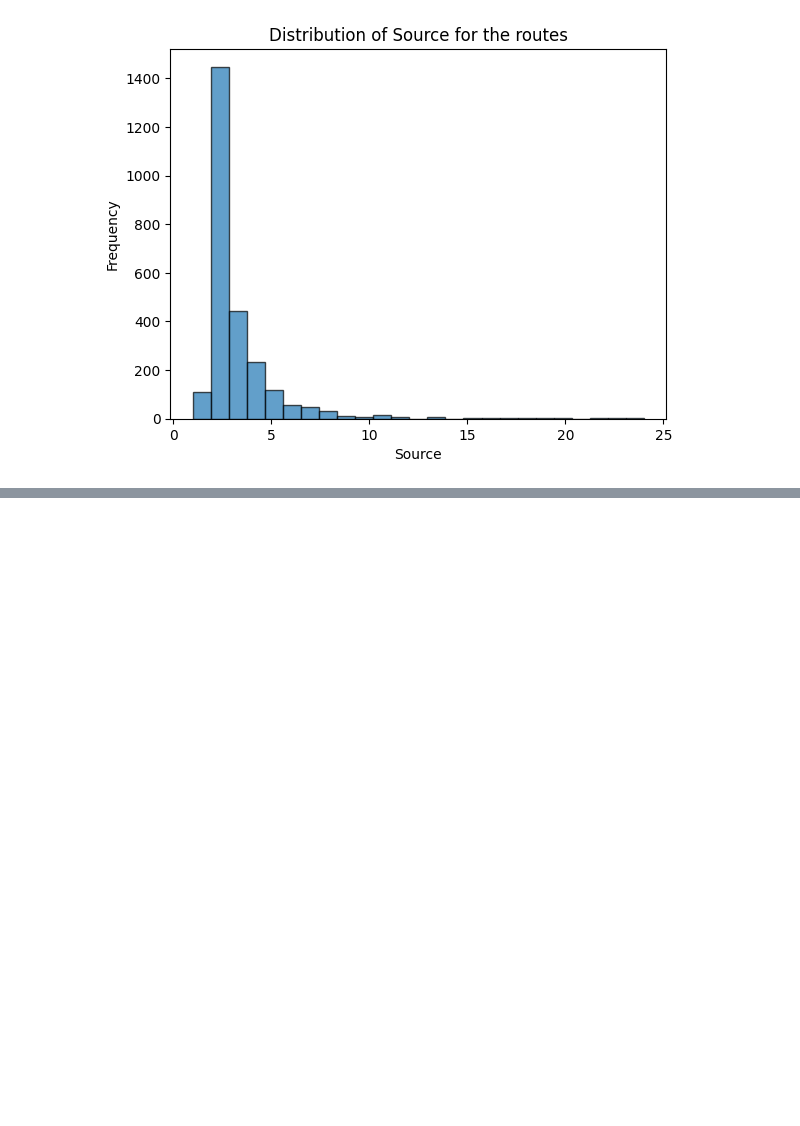
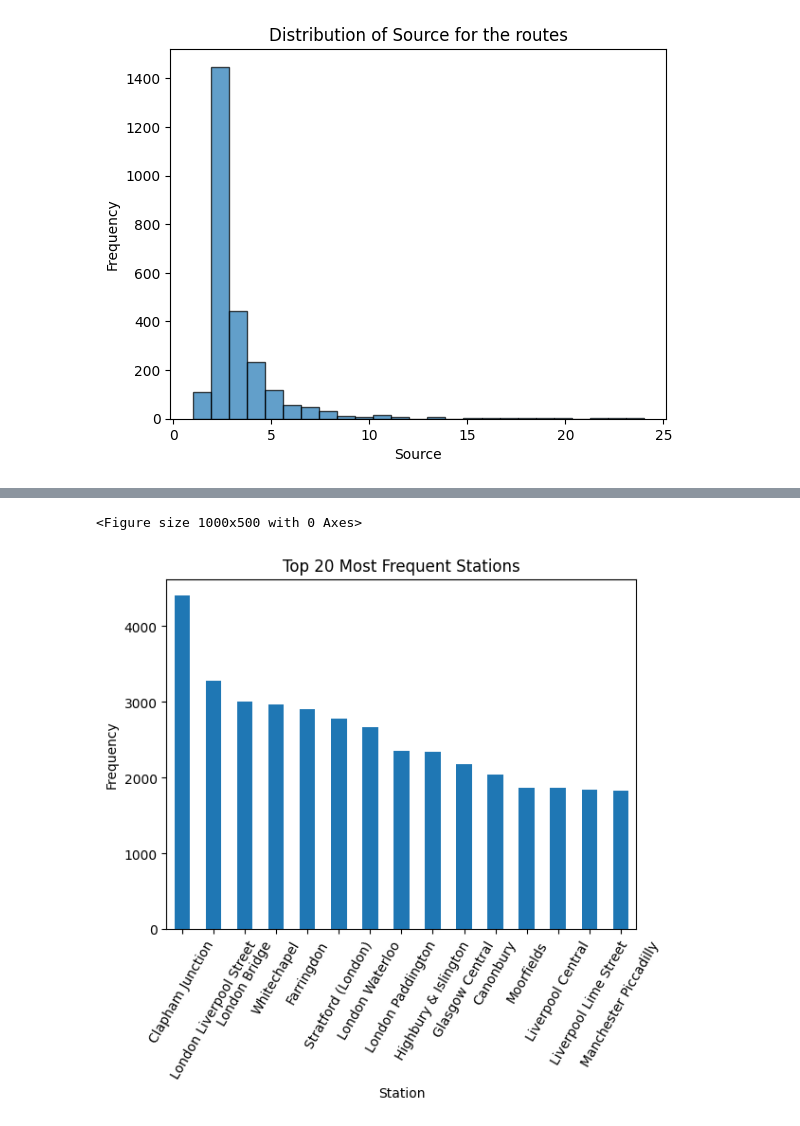
Before and after one commit to ItsVasconcellos/final-year-project, a Jupyter notebook: statiscal_analysis.ipynb, the cells around one changed output, grey strips where cells are left out. Saved outputs shown, nothing was run; the diff lists cells and outputs as text; code cells hidden in the pictures; blank space fills up the shorter version.

```diff
--- a/statiscal_analysis.ipynb
+++ b/statiscal_analysis.ipynb
@@ -8,3 +9,7 @@ with open('./database/edges.csv', mode='r') as file:
 
 with open('./database/stations.csv', mode='r') as file:
     stations = pd.read_csv(file)
+
+with open("./database/routes.tsv", newline='') as file:
+    reader = csv.reader(file, delimiter='\t')
+    routes = [row for row in reader]
@@ -51,0 +115,3 @@ edges = edges.drop(columns=['code_source', 'code_target'])
+# %%
+freq_df = freq_df.merge(stations, left_on="station", right_on="code", how="left" )
+freq_df.head()
@@ -51,0 +125,13 @@ edges = edges.drop(columns=['code_source', 'code_target'])
+# %%
+import matplotlib.pyplot as plt
+
+plt.figure(figsize=(10,5))
+freq_df.head(15).plot(kind='bar', x='name', y='count', legend=False)
+plt.title("Top 20 Most Frequent Stations")
+plt.xlabel("Station")
+plt.ylabel("Frequency", loc='center')
+plt.xticks(rotation=60)
+plt.show()
+# %% [output]
+<Figure size 1000x500 with 0 Axes>
+[figure, added]
```
Also changed, not shown: parts of 10 cells of this notebook, 5 other files.
